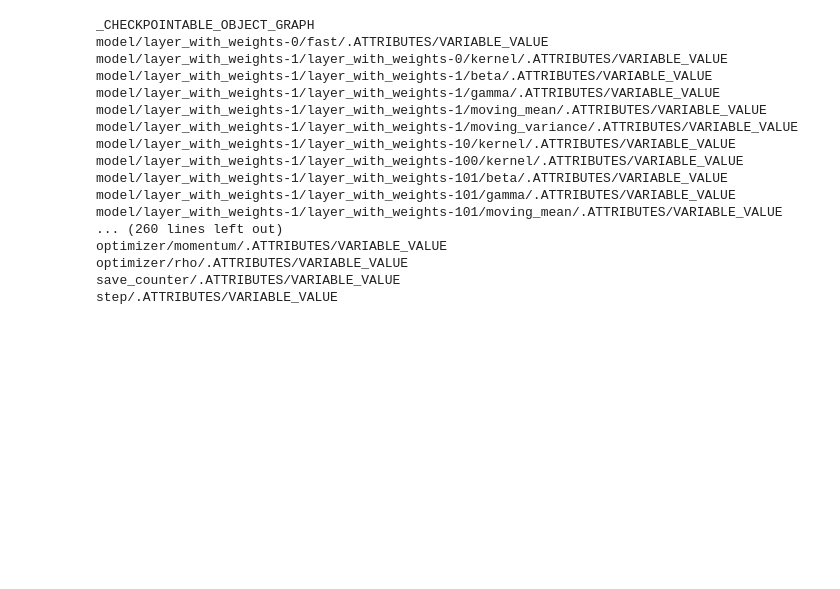
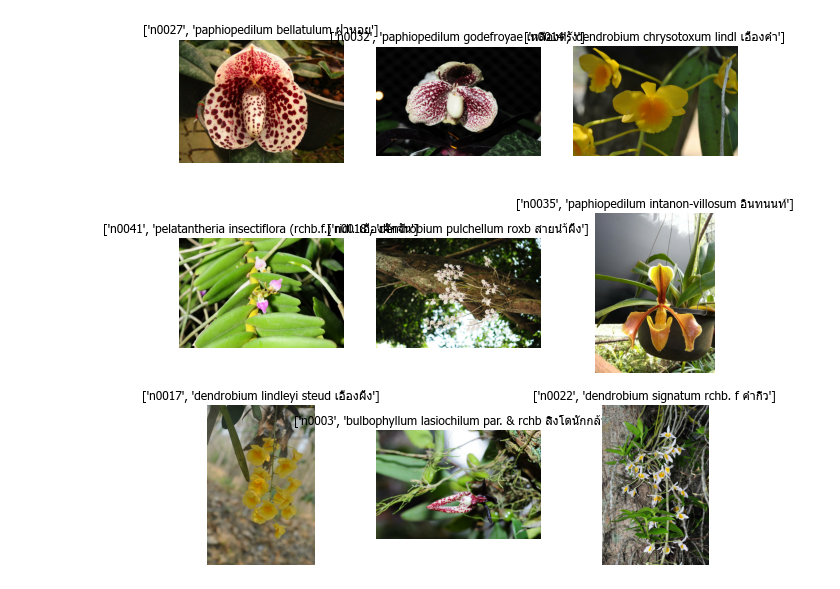
Before and after one commit to wsarachai/Orchid2019, a Jupyter notebook: test.ipynb, the cells around one changed output. Drawn from its saved outputs; the diff is of its cells as text; code cells hidden in the pictures; blank space fills up the shorter version.

```diff
--- a/test.ipynb
+++ b/test.ipynb
@@ -11,21 +0,0 @@ for key in sorted(var_to_shape_map.items()):
-# %%
-for key, val in key_to_numpy.items():
-    print(key)
-# %% [output]
-_CHECKPOINTABLE_OBJECT_GRAPH
-model/layer_with_weights-0/fast/.ATTRIBUTES/VARIABLE_VALUE
-model/layer_with_weights-1/layer_with_weights-0/kernel/.ATTRIBUTES/VARIABLE_VALUE
-model/layer_with_weights-1/layer_with_weights-1/beta/.ATTRIBUTES/VARIABLE_VALUE
-model/layer_with_weights-1/layer_with_weights-1/gamma/.ATTRIBUTES/VARIABLE_VALUE
-model/layer_with_weights-1/layer_with_weights-1/moving_mean/.ATTRIBUTES/VARIABLE_VALUE
-model/layer_with_weights-1/layer_with_weights-1/moving_variance/.ATTRIBUTES/VARIABLE_VALUE
-model/layer_with_weights-1/layer_with_weights-10/kernel/.ATTRIBUTES/VARIABLE_VALUE
-model/layer_with_weights-1/layer_with_weights-100/kernel/.ATTRIBUTES/VARIABLE_VALUE
-model/layer_with_weights-1/layer_with_weights-101/beta/.ATTRIBUTES/VARIABLE_VALUE
-model/layer_with_weights-1/layer_with_weights-101/gamma/.ATTRIBUTES/VARIABLE_VALUE
-model/layer_with_weights-1/layer_with_weights-101/moving_mean/.ATTRIBUTES/VARIABLE_VALUE
-... (260 lines left out)
-optimizer/momentum/.ATTRIBUTES/VARIABLE_VALUE
-optimizer/rho/.ATTRIBUTES/VARIABLE_VALUE
-save_counter/.ATTRIBUTES/VARIABLE_VALUE
-step/.ATTRIBUTES/VARIABLE_VALUE
@@ -31,0 +11,27 @@ step/.ATTRIBUTES/VARIABLE_VALUE
+# %%
+workspace_path = os.environ["WORKSPACE"] if "WORKSPACE" in os.environ else "/Users/watcharinsarachai/Documents/"
+# %%
+load_dataset.batch_size = 4
+load_dataset.dataset = 'orchids52_data'
+load_dataset.dataset_format = 'tf-records'
+load_dataset.dataset_version = 'v1'
+train_ds = load_dataset(
+        flags=load_dataset, workspace_path=workspace_path, split="train", preprocessing=True, one_hot=True
+    )
+classes = train_ds.classes
+#train_ds = train_ds.map(lambda img, lbl: (preprocess_image(img, width=224, height=224, is_training=True), lbl))
+# %%
+plt.rcParams['font.sans-serif']=['Tahoma']
+plt.rcParams['axes.unicode_minus']=False
+# %%
+plt.figure(figsize=(10, 10))
+i = 0
+for img, lbl in train_ds.take(9):
+    ax = plt.subplot(3, 3, i + 1)
+    plt.imshow(img.numpy().astype("uint8"))
+    l = np.argmax(lbl)
+    plt.title(classes[l])
+    plt.axis("off")
+    i += 1
+# %% [output]
+[figure, added]
```
Also changed, not shown: parts of 4 cells of this notebook, 9 other files.
